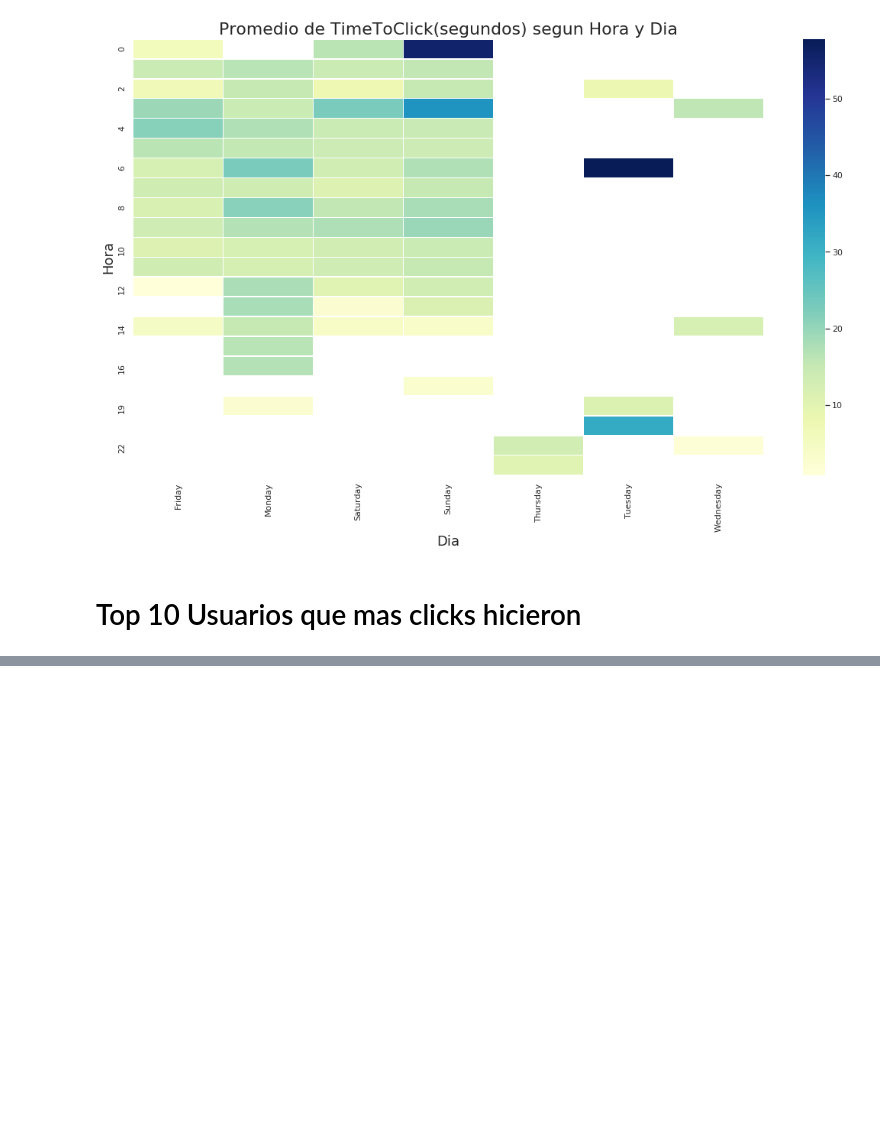
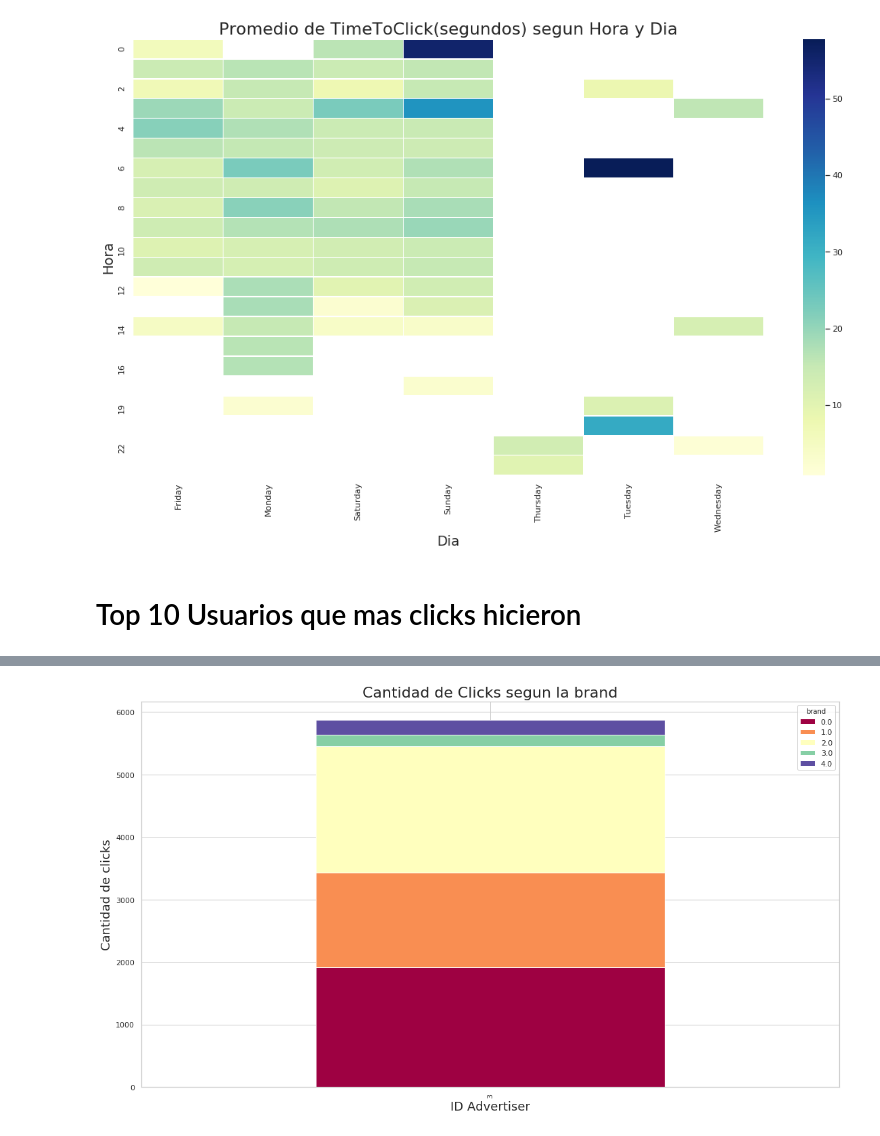
Before and after one commit to GastonMontes/75.06-Datos-Grupo22-TP1, a Jupyter notebook: temp/AnalisisTP1_clicks.ipynb, the cells around one changed output, grey strips where cells are left out. Drawn from its saved outputs; the diff is of its cells as text; code cells hidden in the pictures; blank space fills up the shorter version.

```diff
--- a/temp/AnalisisTP1_clicks.ipynb
+++ b/temp/AnalisisTP1_clicks.ipynb
@@ -129,0 +182,3 @@ g.get_figure().savefig('img/top_10_usuarios_clicks.png')
+# %%
+tabla_counter = clicks.groupby(['advertiser_id', 'brand'], as_index=False)['latitude'].agg('count')
+tabla_counter
@@ -129,0 +203,18 @@ g.get_figure().savefig('img/top_10_usuarios_clicks.png')
+# %%
+# Filtro datos
+tabla_counter = tabla_counter.loc[(tabla_counter['advertiser_id'] == 3) & (tabla_counter['latitude'] > 150)]
+
+pivoted = pd.pivot_table(tabla_counter,values='latitude',columns='brand', \
+                         index='advertiser_id')
+
+f = plt.figure()
+plt.title('Cantidad de Clicks segun la brand', fontsize=22)
+ax = pivoted.plot(kind='bar', stacked=True, colormap='Spectral', figsize=(18.5, 10.5), ax=f.gca())
+ax.set_ylabel('Cantidad de clicks', fontsize=18);
+ax.set_xlabel('ID Advertiser', fontsize=18);
+plt.show()
+
+g.get_figure().set_size_inches(18.5, 10.5, forward=True)
+g.get_figure().savefig('img/distribucion_brands_sobre_advertisers.png')
+# %% [output]
+[figure, added]
```
Also changed, not shown: parts of 24 cells of this notebook, 1 other file.
